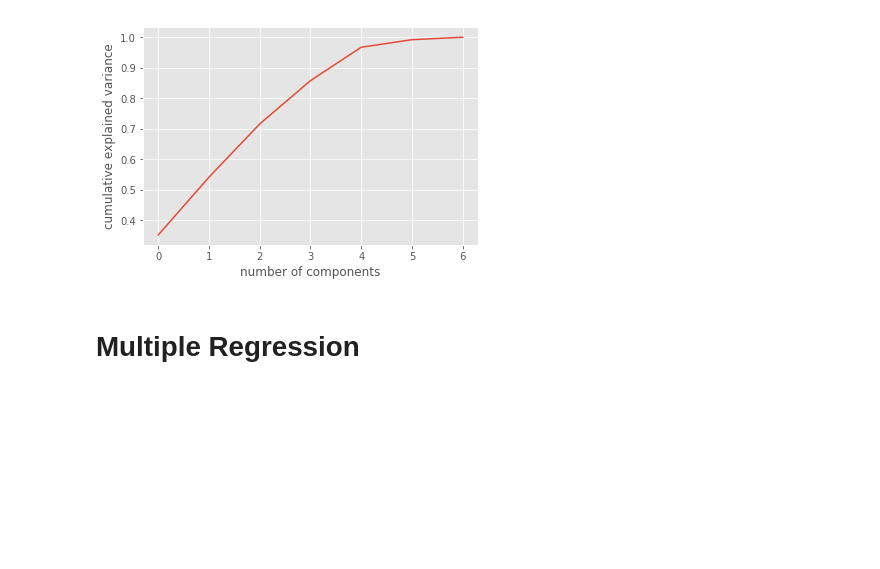
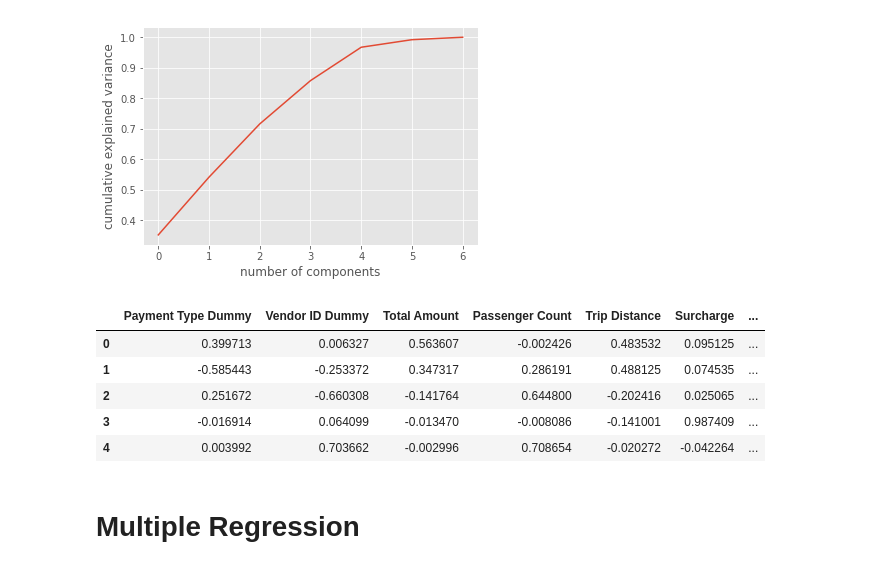
Before and after one commit to rapha94/NYC_Taxis, a Jupyter notebook: project.ipynb, the cells around one changed output. Cells and saved outputs as stored; diff of their text form; code cells hidden in the pictures; blank space fills up the shorter version.

```diff
--- a/project.ipynb
+++ b/project.ipynb
@@ -623,6 +627,15 @@ plt.ylabel('cumulative explained variance');
 plt.show()
 # %% [output]
 [figure]
+# %%
+pca_data = components.iloc[:5]
+# %% [output]
+|  | Payment Type Dummy | Vendor ID Dummy | Total Amount | Passenger Count | Trip Distance | Surcharge | ... |
+| 0 | 0.399713 | 0.006327 | 0.563607 | -0.002426 | 0.483532 | 0.095125 | ... |
+| 1 | -0.585443 | -0.253372 | 0.347317 | 0.286191 | 0.488125 | 0.074535 | ... |
+| 2 | 0.251672 | -0.660308 | -0.141764 | 0.644800 | -0.202416 | 0.025065 | ... |
+| 3 | -0.016914 | 0.064099 | -0.013470 | -0.008086 | -0.141001 | 0.987409 | ... |
+| 4 | 0.003992 | 0.703662 | -0.002996 | 0.708654 | -0.020272 | -0.042264 | ... |
 # %% [markdown]
 # Multiple Regression
 # %%
```
Also changed, not shown: parts of 5 cells of this notebook, 2 other files.
